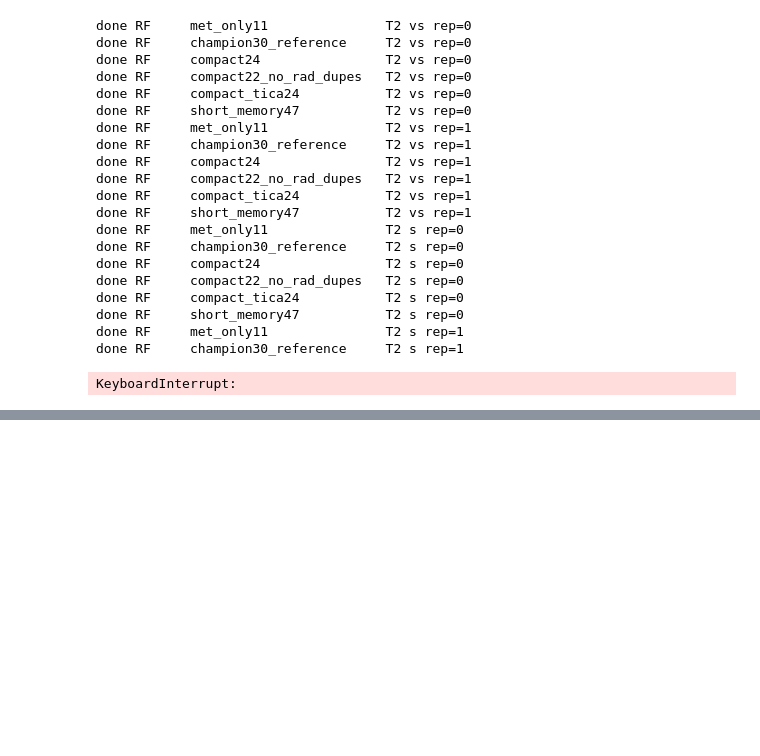
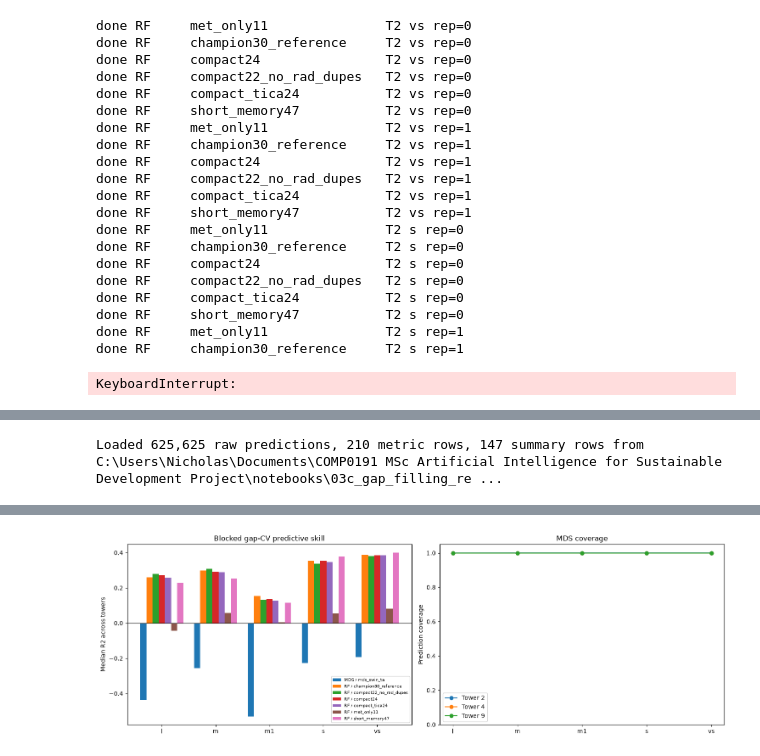
Before and after one commit to nicholas-tobias-00/COMP0191-Dissertation, a Jupyter notebook: notebooks/03c_gap_filling_revisited/temp_modeling_focus.ipynb, the cells around one changed output, grey strips where cells are left out. Drawn from its saved outputs; the diff is of its cells as text; code cells hidden in the pictures; blank space fills up the shorter version.

```diff
--- a/notebooks/03c_gap_filling_revisited/temp_modeling_focus.ipynb
+++ b/notebooks/03c_gap_filling_revisited/temp_modeling_focus.ipynb
@@ -1217,0 +1467,25 @@ if RUN_SECTION5:
+# %%
+SECTION5_RAW_PREDICTIONS = pd.read_csv(DATA_DIR / "section5_raw_predictions.csv", parse_dates=["Datetime"])
+SECTION5_METRICS_BY_REP = pd.read_csv(DATA_DIR / "section5_metrics_by_rep.csv")
+SECTION5_SUMMARY = pd.read_csv(DATA_DIR / "section5_summary.csv")
+SECTION5_FEATURE_AUDIT = pd.read_csv(DATA_DIR / "section5_feature_audit.csv")
+
+assert len(SECTION5_RAW_PREDICTIONS) == 625_625
+assert len(SECTION5_METRICS_BY_REP) == 210
+assert len(SECTION5_SUMMARY) == 147
+assert len(SECTION5_FEATURE_AUDIT) == 158
+print(
+    f"Loaded {len(SECTION5_RAW_PREDICTIONS):,} raw predictions, {len(SECTION5_METRICS_BY_REP)} metric rows, "
+    f"{len(SECTION5_SUMMARY)} summary rows from {DATA_DIR.resolve()}"
+)
+
+display(
+    SECTION5_SUMMARY.loc[
+        SECTION5_SUMMARY["aggregate_type"].isin(["flat_scenario_median", "real_gap_hour_weighted"]),
+        ["model", "feature_arm", "tower", "aggregate_type", "R2_median", "RMSE_median", "MAE_median", "MBE_median", "coverage_median"],
+    ].sort_values(["tower", "aggregate_type", "R2_median"], ascending=[True, True, False])
+)
+plot_section5_summary(SECTION5_SUMMARY)
+plt.show()
+# %% [output]
+Loaded 625,625 raw predictions, 210 metric rows, 147 summary rows from C:\Users\Nicholas\Documents\COMP0191 MSc Artificial Intelligence for Sustainable Development Project\notebooks\03c_gap_filling_re ...
@@ -1217,0 +1509 @@ if RUN_SECTION5:
+[figure, added]
```
Also changed, not shown: parts of 28 cells of this notebook, 3 other files.
